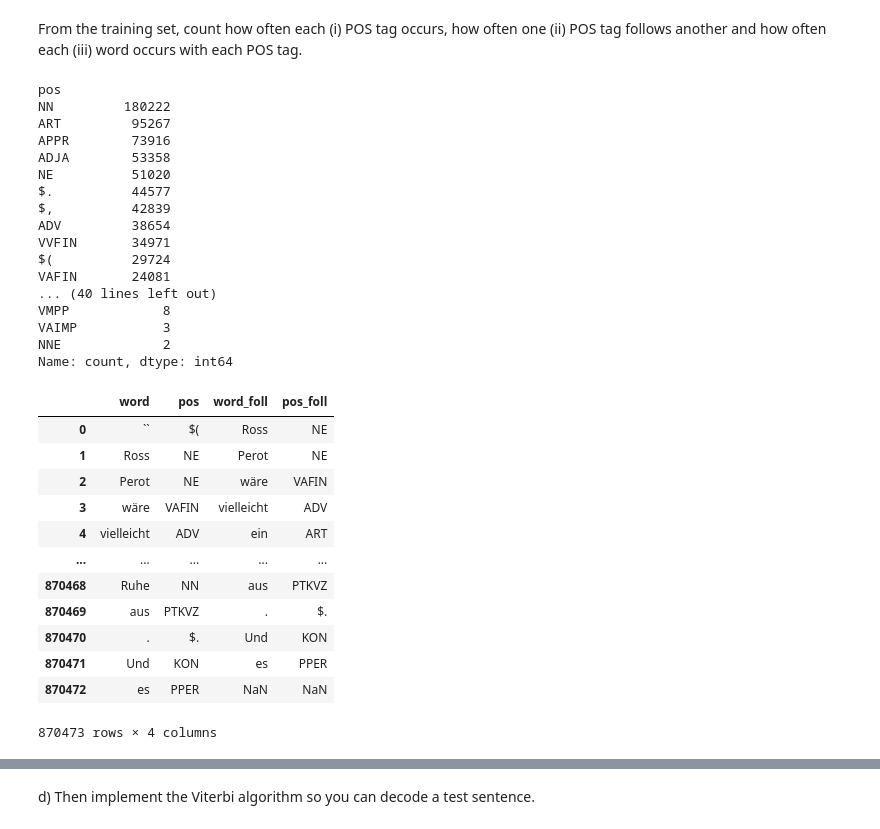
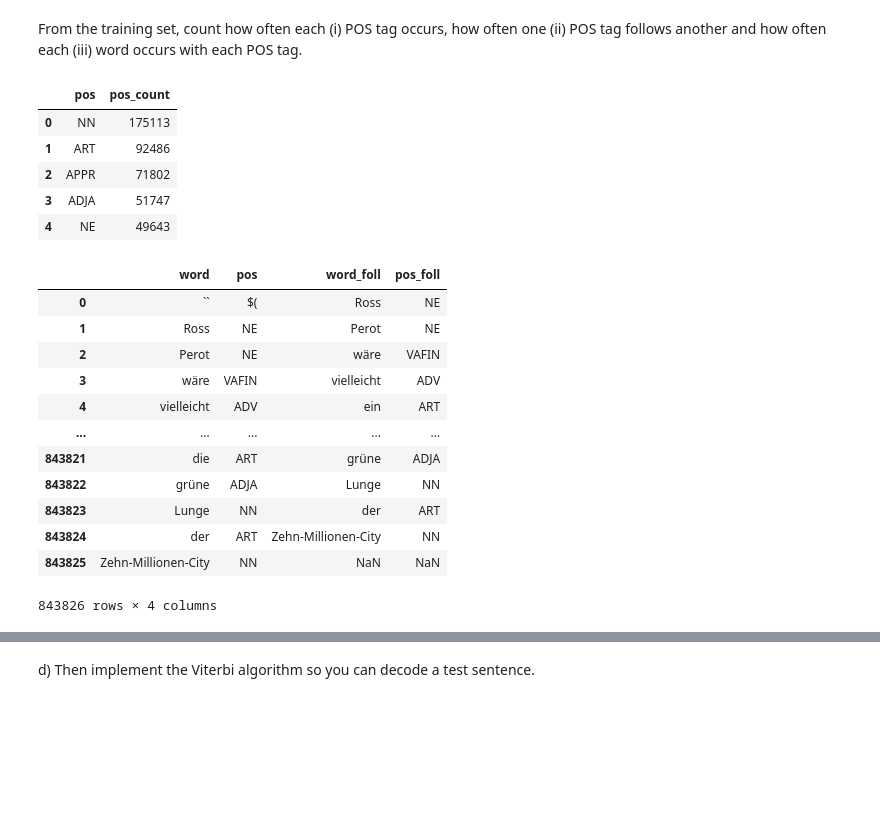
Before and after one commit to FritzSavira/NLPROC-ALV-B, a Jupyter notebook: assignment-03/assignment-03-Task-2ab.ipynb, the cells around one changed output, grey strips where cells are left out. Cells and saved outputs as stored; diff of their text form; code cells hidden in the pictures; blank space fills up the shorter version.

```diff
--- a/assignment-03/assignment-03-Task-2ab.ipynb
+++ b/assignment-03/assignment-03-Task-2ab.ipynb
@@ -196,7 +188,7 @@ kurz, knapp, zitierfähig: Welche Splitting-Ratio empfiehlst du für einen NLP-D
 # %%
 # SOLL Anzahl Worte
-len_training_set = int(len_tiger_corpus * 0.98)
-len_test_set = len_tiger_corpus - len_training_set
-print(f"Words in training set calc: {len_training_set}")
-print(f"Words in test set calc: {len_test_set}")
+len_train = int(len_tiger_corpus * 0.95)
+len_test = len_tiger_corpus - len_train
+print(f"Words in train set calc: {len_train}")
+print(f"Words in test set calc: {len_test}")
 # %% [output]
@@ -205,9 +197,9 @@ Words in test set calc: 17765
 # %%
 #IST Anzahl Worte
-training_set = tiger_corpus.iloc[:len_training_set]
-training_set = training_set[["word", "pos"]]
-test_set = tiger_corpus.iloc[len_training_set:]
-test_set = test_set[["word", "pos"]]
-print(f"Words in training set act: {len(training_set)}")
-print(f"Words in test set act: {len(test_set)}")
+train = tiger_corpus.iloc[:len_train]
+train = train[["word", "pos"]]
+test = tiger_corpus.iloc[len_train:]
+test = test[["word", "pos"]]
+print(f"Words in train set act: {len(train)}")
+print(f"Words in test set act: {len(test)}")
 # %% [output]
@@ -220,50 +212,41 @@ From the training set, count how often each (i) POS tag occurs,
 how often one (ii) POS tag follows another and how often each (iii) word occurs with each POS tag.
 # %%
 # Step 2 (i) Occurence of POS tags
-training_set_pos_count = training_set[["pos"]].value_counts()
-training_set_pos_count
+train_pos_count = train[["pos"]].value_counts()
+# Set -> df
+train_pos_count = train_pos_count.reset_index(name="pos_count")
+train_pos_count.head()
 # %% [output]
-pos
-NN         180222
-ART         95267
-APPR        73916
-ADJA        53358
-NE          51020
-$.          44577
-$,          42839
-ADV         38654
-VVFIN       34971
-$(          29724
-VAFIN       24081
-... (40 lines left out)
-VMPP            8
-VAIMP           3
-NNE             2
-Name: count, dtype: int64
+|  | pos | pos_count |
+| 0 | NN | 175113 |
+| 1 | ART | 92486 |
+| 2 | APPR | 71802 |
+| 3 | ADJA | 51747 |
+| 4 | NE | 49643 |
 # %%
 # Step 2 (ii) POS tag follows another
 # Testset mit Follower bauen
 # Follower Spalte bauen, alle Zeilen um 1 Zeile nach oben, letzte Zeile = "NaN"
-training_set_foll = pd.DataFrame()
-training_set_foll[["word_foll", "pos_foll"]] = training_set[["word", "pos"]]
-training_set_foll = training_set_foll.iloc[1:].reset_index(drop=True)
-training_set_foll.loc[len(training_set_foll)] = np.nan
+train_foll = pd.DataFrame()
+train_foll[["word_foll", "pos_foll"]] = train[["word", "pos"]]
+train_foll = train_foll.iloc[1:].reset_index(drop=True)
+train_foll.loc[len(train_foll)] = np.nan
 
 # Follower Spalte zu Testset hinzufügen
-training_set = pd.concat([training_set, training_set_foll], axis=1)
+train = pd.concat([train, train_foll], axis=1)
 # %%
-training_set
+train
 # %% [output]
 |  | word | pos | word_foll | pos_foll |
 | 0 | `` | $( | Ross | NE |
 | 1 | Ross | NE | Perot | NE |
 | 2 | Perot | NE | wäre | VAFIN |
 | 3 | wäre | VAFIN | vielleicht | ADV |
 | 4 | vielleicht | ADV | ein | ART |
 | ... | ... | ... | ... | ... |
-| 870468 | Ruhe | NN | aus | PTKVZ |
-| 870469 | aus | PTKVZ | . | $. |
-| 870470 | . | $. | Und | KON |
-| 870471 | Und | KON | es | PPER |
-| 870472 | es | PPER | NaN | NaN |
+| 843821 | die | ART | grüne | ADJA |
+| 843822 | grüne | ADJA | Lunge | NN |
+| 843823 | Lunge | NN | der | ART |
+| 843824 | der | ART | Zehn-Millionen-City | NN |
+| 843825 | Zehn-Millionen-City | NN | NaN | NaN |
-870473 rows × 4 columns
+843826 rows × 4 columns
```
Also changed, not shown: parts of 11 cells of this notebook.
